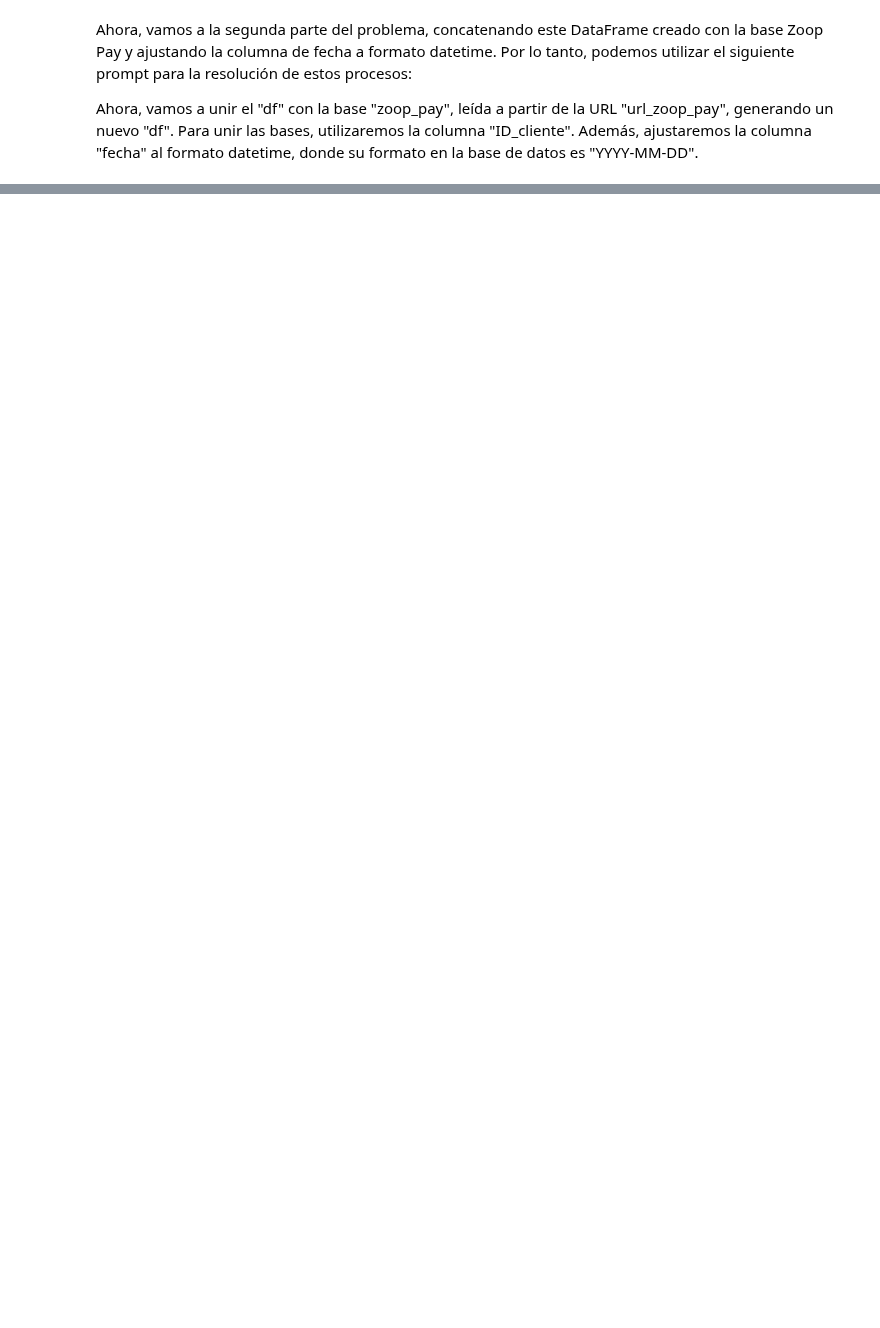
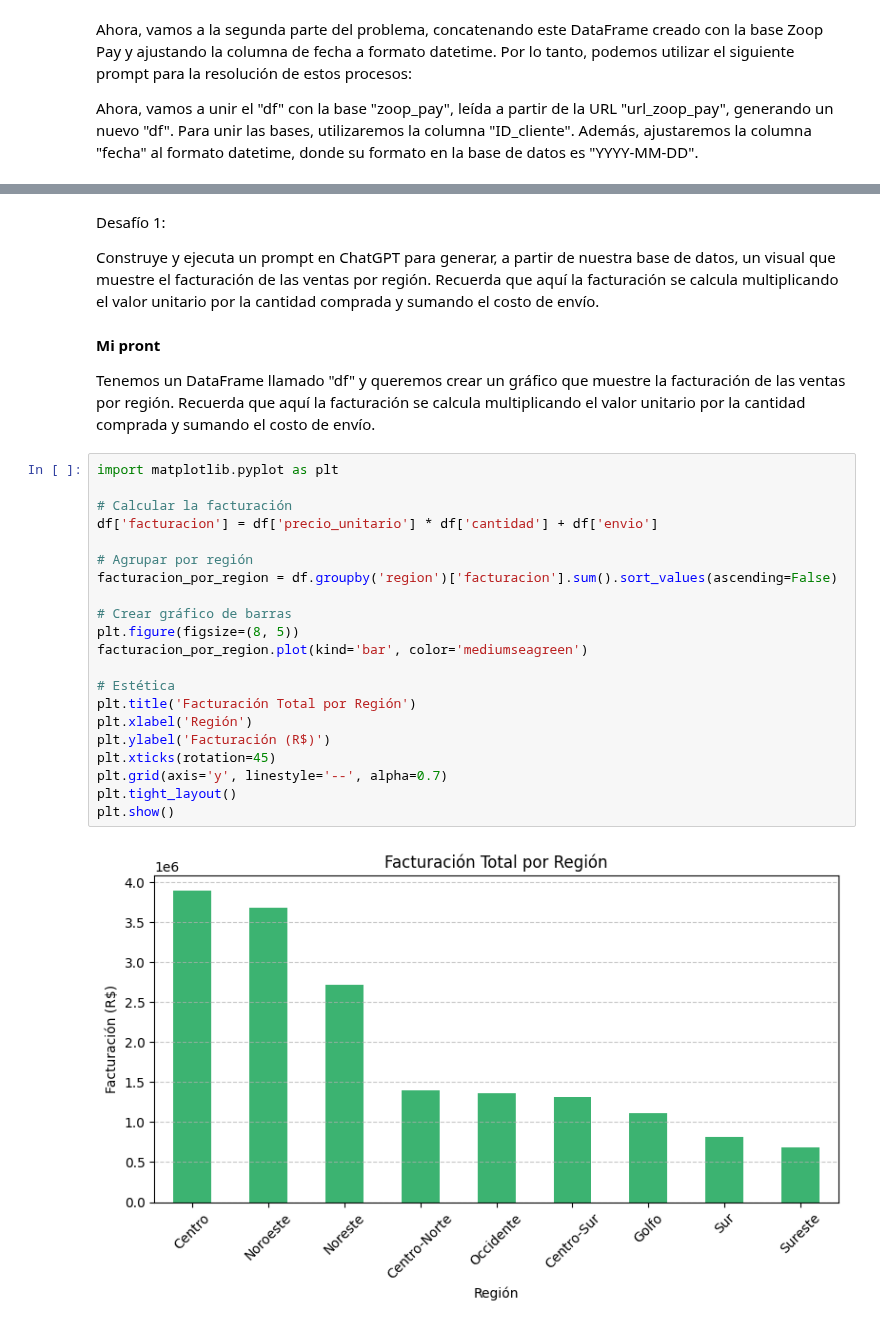
Before and after one commit to Monica-Restrepo/clases-programacion, a Jupyter notebook: Practica_IA.ipynb, the cells around one changed output, grey strips where cells are left out. Saved outputs shown, nothing was run; the diff lists cells and outputs as text; blank space fills up the shorter version.

```diff
--- a/Practica_IA.ipynb
+++ b/Practica_IA.ipynb
@@ -60,3 +60,34 @@ df.head()
 | 2 | 9 | 2023-01-03 | 17:08 | Belleza e higiene | 68.9 | 2 | 13.78 | Tarjeta de Crédito | 5288 | ... |
 | 3 | 4 | 2023-01-03 | 14:29 | Herramientas y construcción | 80.9 | 5 | 40.45 | Transferencia | 9679 | ... |
 | 4 | 8 | 2023-01-03 | 18:02 | Belleza e higiene | 165.0 | 4 | 0.00 | Transferencia | 1380 | ... |
+# %% [markdown]
+Desafío 1:
+
+Construye y ejecuta un prompt en ChatGPT para generar, a partir de nuestra base de datos, un visual que muestre el facturación de las ventas por región. Recuerda que aquí la facturación se calcula multiplicando el valor unitario por la cantidad comprada y sumando el costo de envío.
+# %% [markdown]
+**Mi pront**
+
+Tenemos un DataFrame llamado "df" y queremos crear un gráfico que muestre la facturación de las ventas por región. Recuerda que aquí la facturación se calcula multiplicando el valor unitario por la cantidad comprada y sumando el costo de envío.
+# %%
+import matplotlib.pyplot as plt
+
+# Calcular la facturación
+df['facturacion'] = df['precio_unitario'] * df['cantidad'] + df['envio']
+
+# Agrupar por región
+facturacion_por_region = df.groupby('region')['facturacion'].sum().sort_values(ascending=False)
+
+# Crear gráfico de barras
+plt.figure(figsize=(8, 5))
+facturacion_por_region.plot(kind='bar', color='mediumseagreen')
+
+# Estética
+plt.title('Facturación Total por Región')
+plt.xlabel('Región')
+plt.ylabel('Facturación (R$)')
+plt.xticks(rotation=45)
+plt.grid(axis='y', linestyle='--', alpha=0.7)
+plt.tight_layout()
+plt.show()
+# %% [output]
+[figure, added]
```
Also changed, not shown: parts of 31 cells of this notebook.
